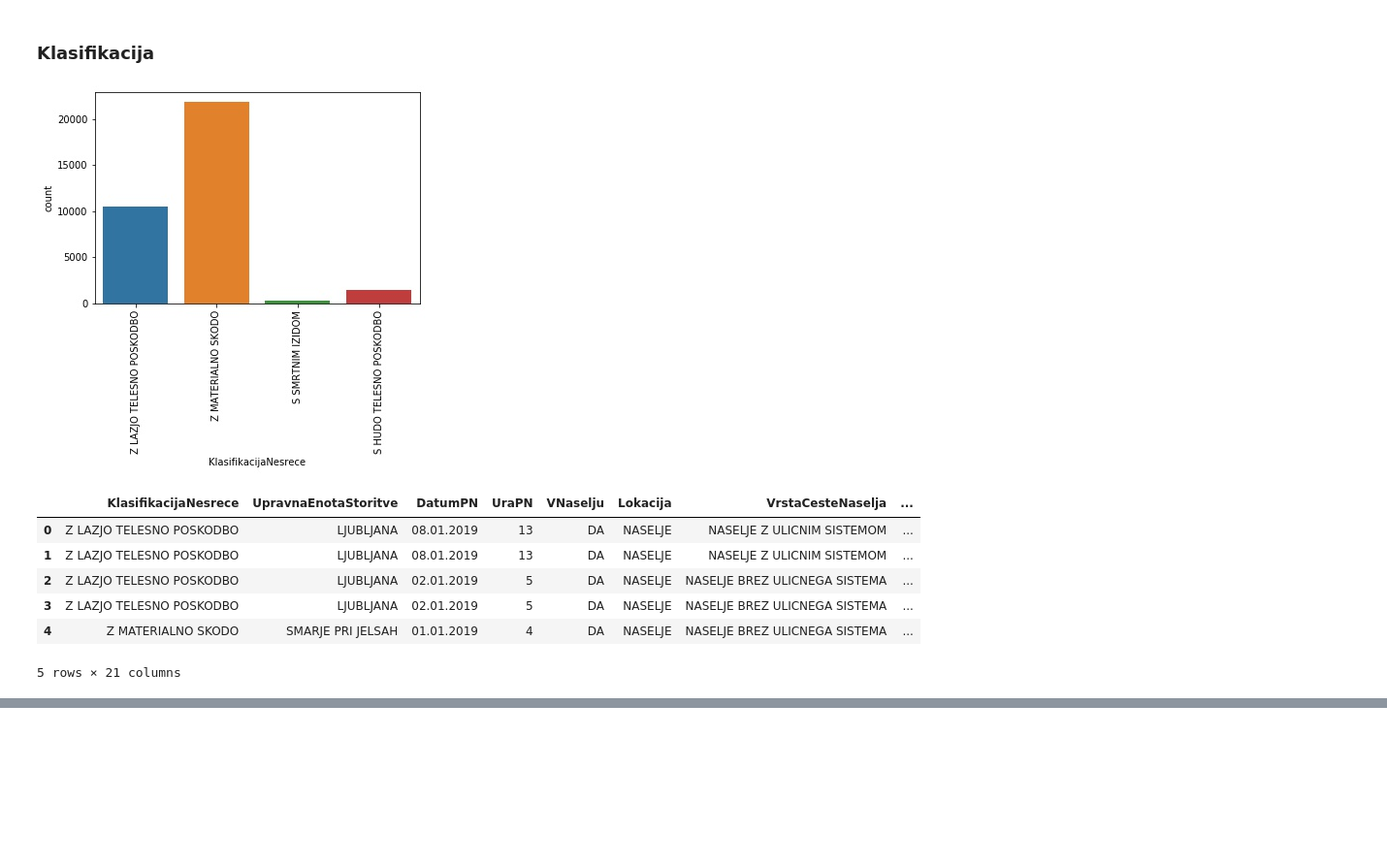
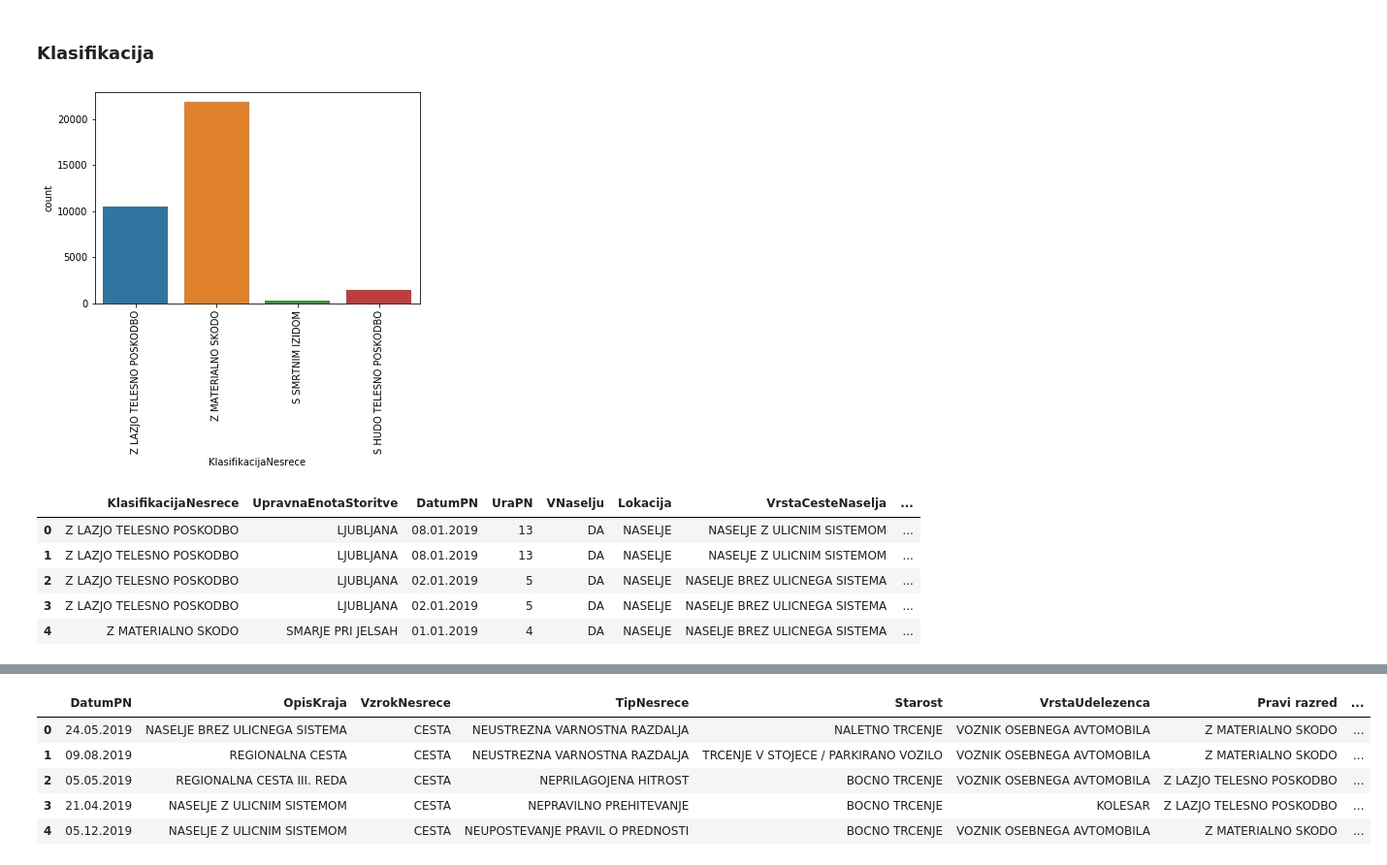
Before and after one commit to ozbej/PR20BOTGJ, a Jupyter notebook: Porocilo Ozbej.ipynb, the cells around one changed output, grey strips where cells are left out. Shown at 97% size. Saved outputs shown, nothing was run; the diff lists cells and outputs as text; code cells hidden in the pictures; blank space fills up the shorter version.

```diff
--- a/Porocilo Ozbej.ipynb
+++ b/Porocilo Ozbej.ipynb
@@ -324,7 +324,7 @@ plt.show();
 import pandas as pd
 
 nesrece = pd.read_csv('podatki/pn2019.csv', sep=";")
-nesrece = nesrece.drop(["ZaporednaStevilkaPN", "SifraCesteNaselja", "Drzavljanstvo", "GeoKoordinataX", "GeoKoordinataY", "VozniskiStazVLetih", "VozniskiStazVMesecih", "VrednostAlkotesta", "TekstCesteNaselja", "TekstOdsekaUlice", "SifraOdsekaUlice", "StacionazaDogodka", "ZaporednaStevilkaOsebeVPN", "VrednostStrokovnegaPregleda,,,,"], axis=1)
+nesrece = nesrece.drop(["ZaporednaStevilkaPN", "SifraCesteNaselja", "Drzavljanstvo", "GeoKoordinataX", "GeoKoordinataY", "VozniskiStazVLetih", "VozniskiStazVMesecih", "VrednostAlkotesta", "TekstCesteNaselja", "TekstOdsekaUlice", "SifraOdsekaUlice", "StacionazaDogodka", "ZaporednaStevilkaOsebeVPN", "VrednostStrokovnegaPregleda,,,,", "PoskodbaUdelezenca"], axis=1)
 
 dataset = nesrece.values
 # Prikaz podatkov
@@ -342,7 +342,6 @@ nesrece.head()
 | 2 | Z LAZJO TELESNO POSKODBO | LJUBLJANA | 02.01.2019 | 5 | DA | NASELJE | NASELJE BREZ ULICNEGA SISTEMA | ... |
 | 3 | Z LAZJO TELESNO POSKODBO | LJUBLJANA | 02.01.2019 | 5 | DA | NASELJE | NASELJE BREZ ULICNEGA SISTEMA | ... |
 | 4 | Z MATERIALNO SKODO | SMARJE PRI JELSAH | 01.01.2019 | 4 | DA | NASELJE | NASELJE BREZ ULICNEGA SISTEMA | ... |
-5 rows × 21 columns
 # %%
 from sklearn.model_selection import train_test_split
 from sklearn.preprocessing import LabelEncoder, OrdinalEncoder
@@ -360,14 +359,14 @@ def prepare_inputs(X_train, X_test):
     oe.fit(X_train)
     X_train_enc = oe.transform(X_train)
     X_test_enc = oe.transform(X_test)
-    return X_train_enc, X_test_enc
+    return oe, X_train_enc, X_test_enc
 
 def prepare_targets(y_train, y_test):
     le = LabelEncoder()
     le.fit(y_train)
     y_train_enc = le.transform(y_train)
     y_test_enc = le.transform(y_test)
-    return y_train_enc, y_test_enc
+    return le, y_train_enc, y_test_enc
 
 def select_features_chi(X_train, y_train, X_test):
     fs = SelectKBest(score_func=chi2, k=6)
@@ -377,46 +376,79 @@ def select_features_chi(X_train, y_train, X_test):
     return X_train_fs, X_test_fs
 
 def select_features_mutual(X_train, y_train, X_test):
-	fs = SelectKBest(score_func=mutual_info_classif, k=6)
-	fs.fit(X_train, y_train)
-	X_train_fs = fs.transform(X_train)
-	X_test_fs = fs.transform(X_test)
-	return X_train_fs, X_test_fs
+    fs = SelectKBest(score_func=mutual_info_classif, k=6)
+    fs.fit(X_train, y_train)
+    X_train_fs = fs.transform(X_train)
+    X_test_fs = fs.transform(X_test)
+    return fs, X_train_fs, X_test_fs
 # %%
 from sklearn.linear_model import LogisticRegression
 from sklearn.metrics import accuracy_score
+from sklearn.ensemble import RandomForestClassifier
 import warnings
 warnings.filterwarnings('ignore')
 
 # Model zgrajen na vseh atributih
-X_train_enc, X_test_enc = prepare_inputs(X_train, X_test)
-y_train_enc, y_test_enc = prepare_targets(y_train, y_test)
+oe, X_train_enc, X_test_enc = prepare_inputs(X_train, X_test)
+le, y_train_enc, y_test_enc = prepare_targets(y_train, y_test)
 
 model = LogisticRegression(solver='lbfgs')
 model.fit(X_train_enc, y_train_enc)
 yhat = model.predict(X_test_enc)
 accuracy = accuracy_score(y_test_enc, yhat)
-print('Točnost na vseh podatkih: %.2f' % (accuracy*100))
+print('Točnost na vseh podatkih LR: %.2f' % (accuracy*100))
+
+model = RandomForestClassifier(n_estimators=1000, max_depth=10, random_state=0)
+model.fit(X_train_enc, y_train_enc)
+yhat = model.predict(X_test_enc)
+accuracy = accuracy_score(y_test_enc, yhat)
+print('Točnost na vseh podatkih RF: %.2f' % (accuracy*100))
 
 # Model zgrajen na Chi s k=6
-X_train_enc, X_test_enc = prepare_inputs(X_train, X_test)
-y_train_enc, y_test_enc = prepare_targets(y_train, y_test)
+oe, X_train_enc, X_test_enc = prepare_inputs(X_train, X_test)
+le, y_train_enc, y_test_enc = prepare_targets(y_train, y_test)
 
 X_train_fs, X_test_fs = select_features_chi(X_train_enc, y_train_enc, X_test_enc)
-model = LogisticRegression(solver='lbfgs')
+model = RandomForestClassifier(n_estimators=1000, max_depth=10, random_state=0)
 model.fit(X_train_fs, y_train_enc)
 yhat = model.predict(X_test_fs)
 accuracy = accuracy_score(y_test_enc, yhat)
-print('Točnost na CHI top 6 podatkih: %.2f' % (accuracy*100))
+print('Točnost na CHI top 6 podatkih RF: %.2f' % (accuracy*100))
+
 
 # Model zgrajen na Mutual info s k=6
-X_train_enc, X_test_enc = prepare_inputs(X_train, X_test)
-y_train_enc, y_test_enc = prepare_targets(y_train, y_test)
+oe, X_train_enc, X_test_enc = prepare_inputs(X_train, X_test)
+le, y_train_enc, y_test_enc = prepare_targets(y_train, y_test)
 
-X_train_fs, X_test_fs = select_features_mutual(X_train_enc, y_train_enc, X_test_enc)
-model = LogisticRegression(solver='lbfgs')
+fs, X_train_fs, X_test_fs = select_features_mutual(X_train_enc, y_train_enc, X_test_enc)
+
+model = RandomForestClassifier(n_estimators=1000, max_depth=10, random_state=0)
+model.fit(X_train_fs, y_train_enc)
+predict = model.predict(X_test_fs)
+accuracy = accuracy_score(y_test_enc, predict)
+print('Točnost na Mutual info top 6 podatkih RF: %.2f' % (accuracy*100))
+
+
+# Najboljši je RF na CHI top 6 atributih, zato napovemo s tem modelom
+oe, X_train_enc, X_test_enc = prepare_inputs(X_train, X_test)
+le, y_train_enc, y_test_enc = prepare_targets(y_train, y_test)
+
+X_train_fs, X_test_fs = select_features_chi(X_train_enc, y_train_enc, X_test_enc)
+model = RandomForestClassifier(n_estimators=1000, max_depth=10, random_state=0)
 model.fit(X_train_fs, y_train_enc)
 yhat = model.predict(X_test_fs)
 accuracy = accuracy_score(y_test_enc, yhat)
-print('Točnost na Mutual info top 6 podatkih: %.2f' % (accuracy*100))
+
+stolpci = fs.get_support(indices=True)
+stolpci = [x+1 for x in stolpci]
+stolpci = nesrece.columns[stolpci].tolist()
+stolpci.append("Pravi razred")
+stolpci.append("Napovedan razred")
+df = pd.DataFrame(columns=stolpci)
+
+count = 0
+for info, real, predicted in zip(X_test, y_test, le.inverse_transform(predict)):
+    df.loc[count] = [info[1], info[5], info[6], info[7], info[8], info[17], real, predicted]
+    count += 1
+df.head()
 # %% [output]
@@ -425,0 +459,6 @@ Točnost na Mutual info top 6 podatkih: 82.68
+|  | DatumPN | OpisKraja | VzrokNesrece | TipNesrece | Starost | VrstaUdelezenca | Pravi razred | ... |
+| 0 | 24.05.2019 | NASELJE BREZ ULICNEGA SISTEMA | CESTA | NEUSTREZNA VARNOSTNA RAZDALJA | NALETNO TRCENJE | VOZNIK OSEBNEGA AVTOMOBILA | Z MATERIALNO SKODO | ... |
+| 1 | 09.08.2019 | REGIONALNA CESTA | CESTA | NEUSTREZNA VARNOSTNA RAZDALJA | TRCENJE V STOJECE / PARKIRANO VOZILO | VOZNIK OSEBNEGA AVTOMOBILA | Z MATERIALNO SKODO | ... |
+| 2 | 05.05.2019 | REGIONALNA CESTA III. REDA | CESTA | NEPRILAGOJENA HITROST | BOCNO TRCENJE | VOZNIK OSEBNEGA AVTOMOBILA | Z LAZJO TELESNO POSKODBO | ... |
+| 3 | 21.04.2019 | NASELJE Z ULICNIM SISTEMOM | CESTA | NEPRAVILNO PREHITEVANJE | BOCNO TRCENJE | KOLESAR | Z LAZJO TELESNO POSKODBO | ... |
+| 4 | 05.12.2019 | NASELJE Z ULICNIM SISTEMOM | CESTA | NEUPOSTEVANJE PRAVIL O PREDNOSTI | BOCNO TRCENJE | VOZNIK OSEBNEGA AVTOMOBILA | Z MATERIALNO SKODO | ... |
```
Also changed, not shown: parts of 5 cells of this notebook, 2 other files.
